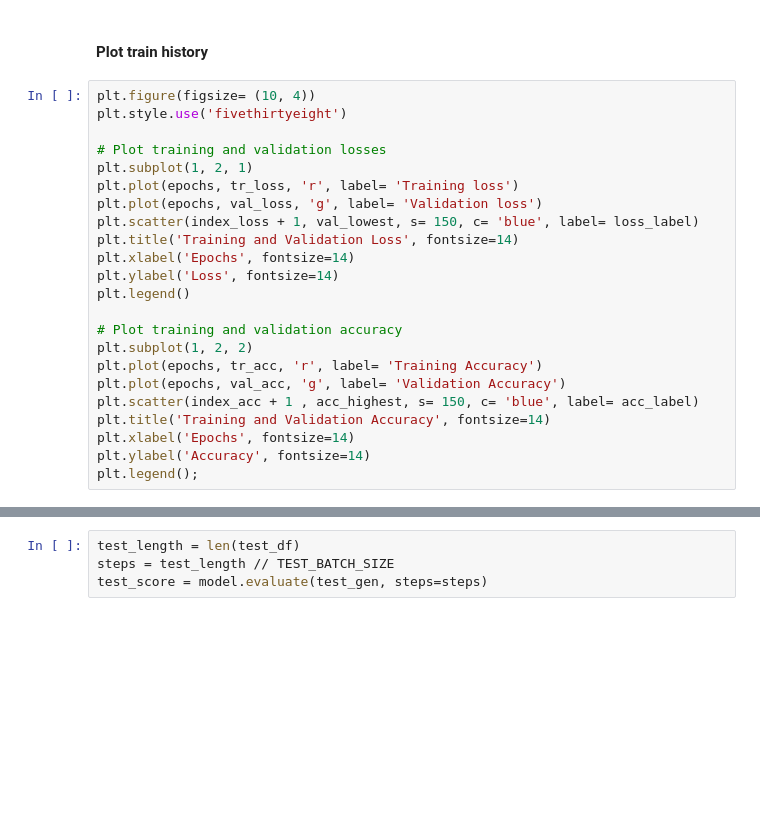
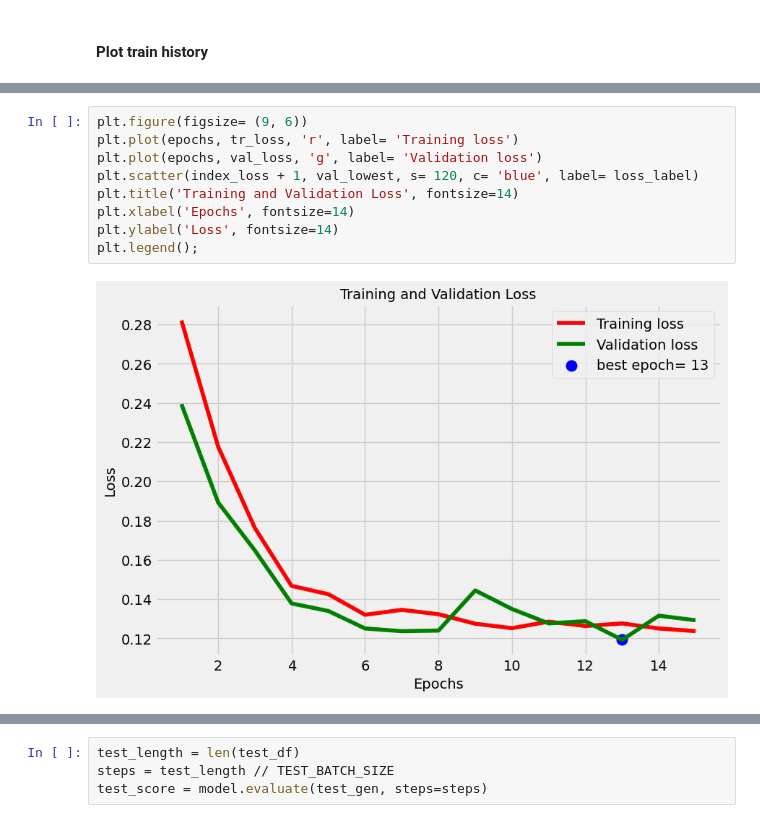
Before and after one commit to valentino7504/malaria-diagnosis, a Jupyter notebook: backend/mobilenet_model/malaria_diagnosis_MobileNetv3-Small.ipynb, the cells around one changed output, grey strips where cells are left out. Drawn from its saved outputs; the diff is of its cells as text; blank space fills up the shorter version.

Commit message:
Update graphs in jupyter notebook

```diff
--- a/backend/mobilenet_model/malaria_diagnosis_MobileNetv3-Small.ipynb
+++ b/backend/mobilenet_model/malaria_diagnosis_MobileNetv3-Small.ipynb
@@ -263,25 +251,2 @@ acc_label = f'best epoch= {str(index_acc + 1)}'
 # %% [markdown]
 #### Plot train history
-# %%
-plt.figure(figsize= (10, 4))
-plt.style.use('fivethirtyeight')
-
-# Plot training and validation losses
-plt.subplot(1, 2, 1)
-plt.plot(epochs, tr_loss, 'r', label= 'Training loss')
-plt.plot(epochs, val_loss, 'g', label= 'Validation loss')
-plt.scatter(index_loss + 1, val_lowest, s= 150, c= 'blue', label= loss_label)
-plt.title('Training and Validation Loss', fontsize=14)
-plt.xlabel('Epochs', fontsize=14)
-plt.ylabel('Loss', fontsize=14)
-plt.legend()
-
-# Plot training and validation accuracy
-plt.subplot(1, 2, 2)
-plt.plot(epochs, tr_acc, 'r', label= 'Training Accuracy')
-plt.plot(epochs, val_acc, 'g', label= 'Validation Accuracy')
-plt.scatter(index_acc + 1 , acc_highest, s= 150, c= 'blue', label= acc_label)
-plt.title('Training and Validation Accuracy', fontsize=14)
-plt.xlabel('Epochs', fontsize=14)
-plt.ylabel('Accuracy', fontsize=14)
-plt.legend();
@@ -289,0 +265,11 @@ plt.legend();
+# %%
+plt.figure(figsize= (9, 6))
+plt.plot(epochs, tr_loss, 'r', label= 'Training loss')
+plt.plot(epochs, val_loss, 'g', label= 'Validation loss')
+plt.scatter(index_loss + 1, val_lowest, s= 120, c= 'blue', label= loss_label)
+plt.title('Training and Validation Loss', fontsize=14)
+plt.xlabel('Epochs', fontsize=14)
+plt.ylabel('Loss', fontsize=14)
+plt.legend();
+# %% [output]
+[figure, added]
```
Also changed, not shown: parts of 4 cells of this notebook.
